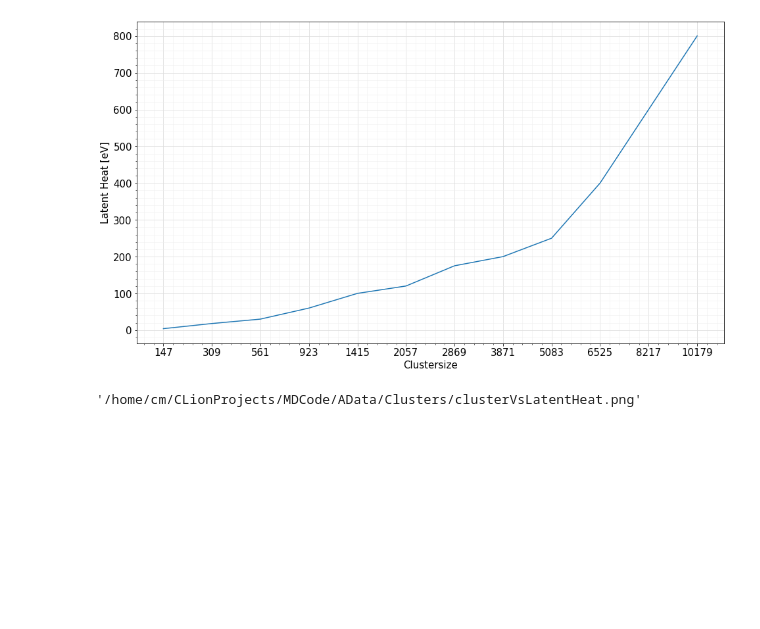
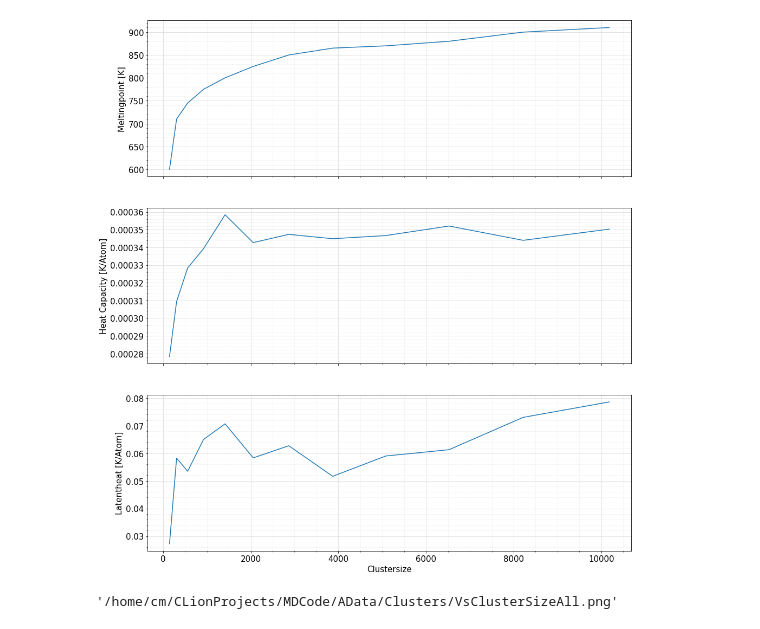
Before and after one commit to cmoser8892/MoleDymCode, a Jupyter notebook: AJupyter/m7VariableClusterSizeRunner.ipynb, the cells around one changed output. Saved outputs shown, nothing was run; the diff lists cells and outputs as text; code cells hidden in the pictures; blank space fills up the shorter version.

```diff
--- a/AJupyter/m7VariableClusterSizeRunner.ipynb
+++ b/AJupyter/m7VariableClusterSizeRunner.ipynb
@@ -356,9 +448,11 @@ def plotterMoreEnergyTemperatur():
 # %%
 #plotterMoreEnergyTemperatur()
-clusterVsLatentHeat()
+#plotVsClusterTogether()
+#clusterVsLatentHeat()
+plotVsClusterTogetherThree()
 # %% [output]
-[figure, old version]
+[figure, new version]
-'/home/cm/CLionProjects/MDCode/AData/Clusters/clusterVsLatentHeat.png'
+'/home/cm/CLionProjects/MDCode/AData/Clusters/VsClusterSizeAll.png'
 # %%
 #tex generator for easy use lol
 backSlash = " \n"
```
Also changed, not shown: parts of 2 cells of this notebook, 3 other files.
